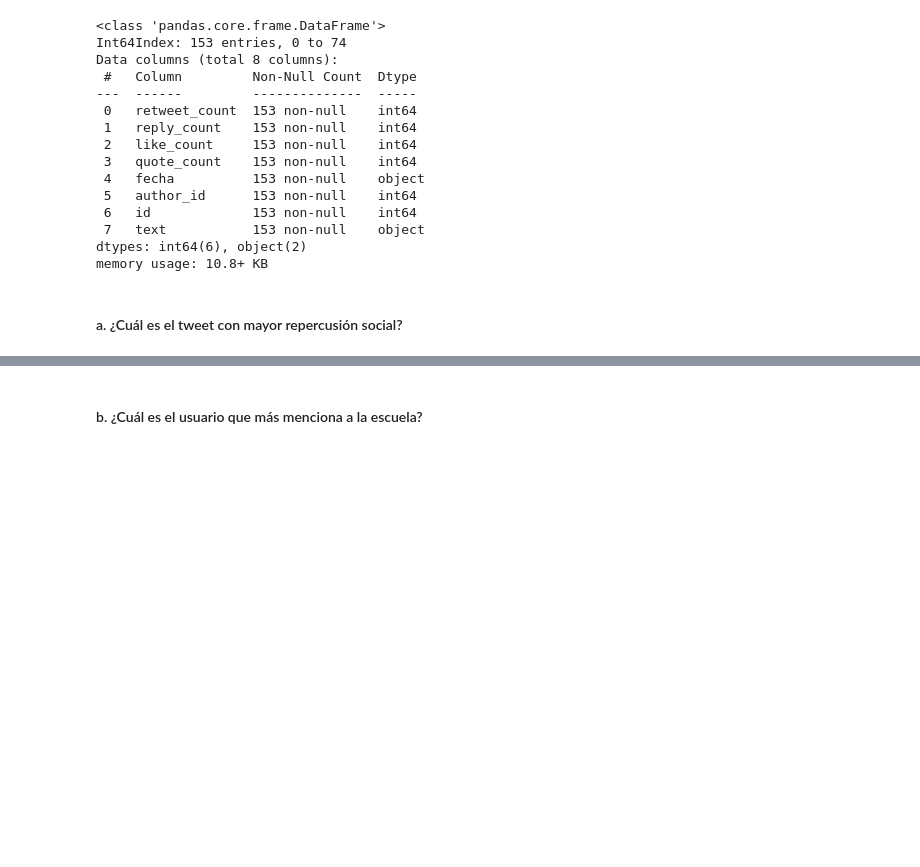
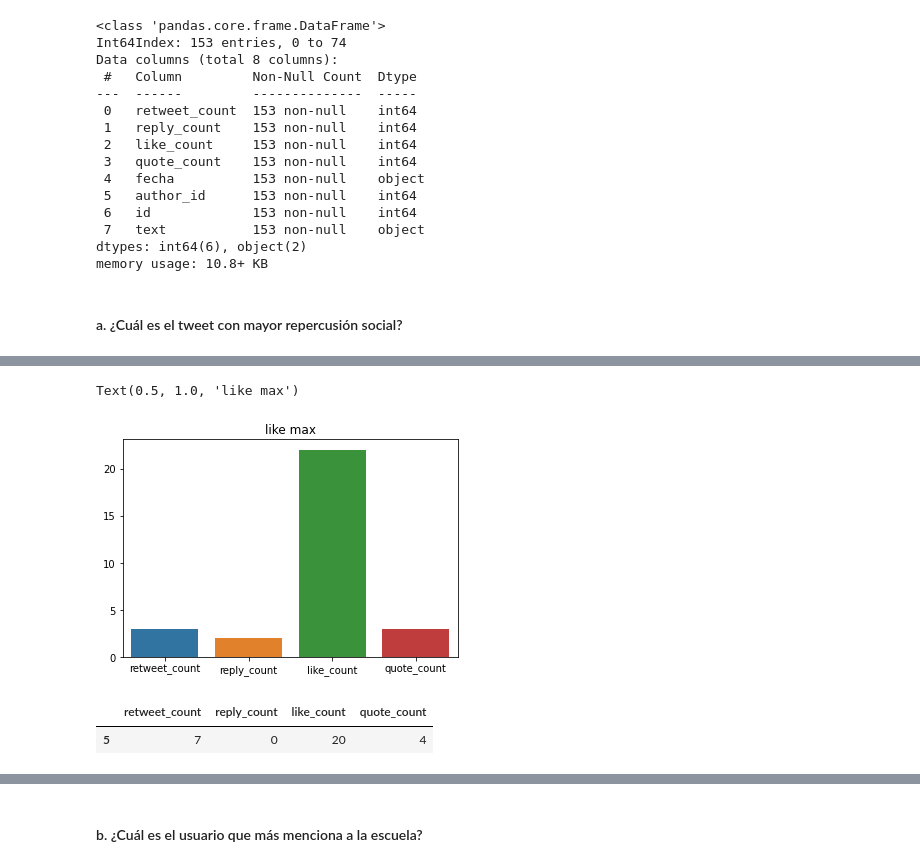
Before and after one commit to qinghua03/prueba_tecnica, a Jupyter notebook: prueba.ipynb, the cells around one changed output, grey strips where cells are left out. Saved outputs shown, nothing was run; the diff lists cells and outputs as text; code cells hidden in the pictures; blank space fills up the shorter version.

```diff
--- a/prueba.ipynb
+++ b/prueba.ipynb
@@ -458,2 +489,2 @@ df_tweets[df_tweets['metric_count']==df_tweets['metric_count'].max()]
 # %%
-#df_tweets[df_tweets['like_count']==df_tweets['like_count'].max()]
+like=df_tweets[df_tweets['like_count']==df_tweets['like_count'].max()]
@@ -460 +497,7 @@ df_tweets[df_tweets['metric_count']==df_tweets['metric_count'].max()]
+# %%
+sns.barplot(data=like1)
+plt.title("like max")
+# %% [output]
+Text(0.5, 1.0, 'like max')
+[figure, added]
 # %%
@@ -461,0 +505,6 @@ df_tweets[df_tweets['metric_count']==df_tweets['metric_count'].max()]
+# %%
+quote1=quote[['retweet_count', 'reply_count', 'like_count', 'quote_count']]
+quote1
+# %% [output]
+|  | retweet_count | reply_count | like_count | quote_count |
+| 5 | 7 | 0 | 20 | 4 |
```
Also changed, not shown: parts of 18 cells of this notebook.
